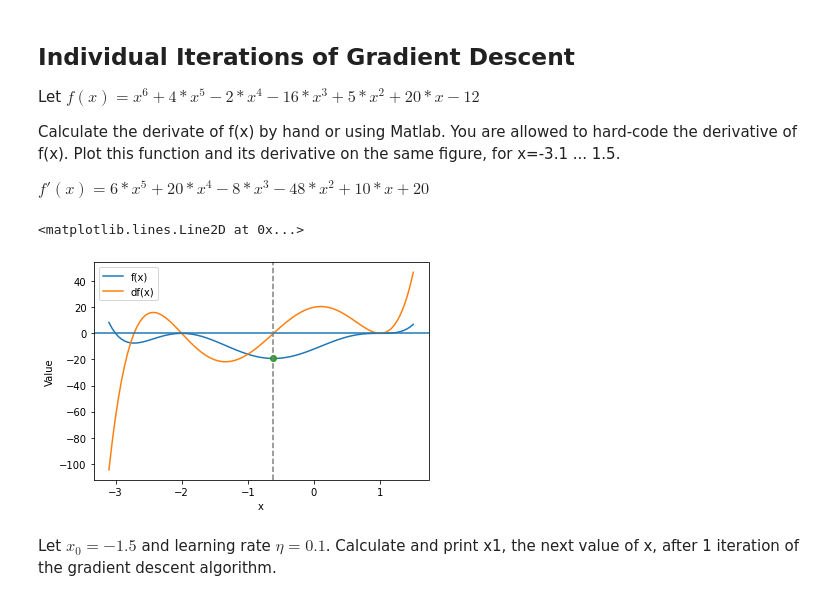
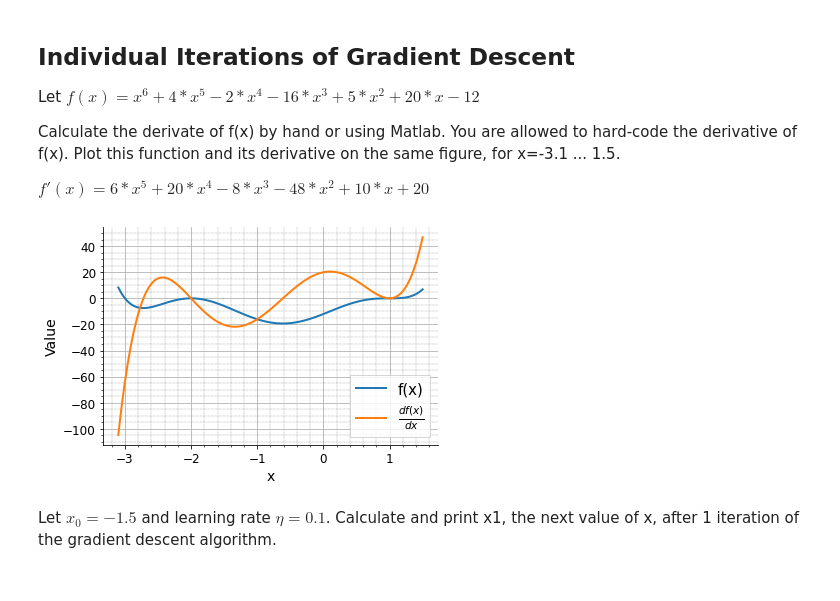
Before and after one commit to Kabilan108/drexel-coursework, a Jupyter notebook: bmes547/5_gdescent/homework/hwgdescent.ipynb, the cells around one changed output. Saved outputs shown, nothing was run; the diff lists cells and outputs as text; code cells hidden in the pictures.

```diff
--- a/bmes547/5_gdescent/homework/hwgdescent.ipynb
+++ b/bmes547/5_gdescent/homework/hwgdescent.ipynb
@@ -19,22 +19,23 @@ $f'(x) = 6*x^5 + 20*x^4 - 8*x^3 - 48*x^2 + 10*x + 20$
 # %%
 # Define the function and its derivative
 f  = lambda x: x**6 + 4*x**5 - 2*x**4 - 16*x**3 + 5*x**2 + 20*x - 12
 df = lambda x: 6*x**5 + 20*x**4 - 8*x**3 - 48*x**2 + 10*x + 20
 
 # Plot the function and its derivative
 x = np.linspace(-3.1, 1.5, 100)
 fig, ax = plt.subplots(figsize=(6, 4))
-ax.plot(x, f(x), label='f(x)')
-ax.plot(x, df(x), label='df(x)')
-ax.axhline(0)
-ax.set_xlabel('x')
-ax.set_ylabel('Value')
-ax.legend()
-ax.plot(-0.613, -19.271, 'o')
-ax.axvline(-0.613, ls='--', color='gray')
+ax.plot(x, f(x), label='f(x)', linewidth=2)
+ax.plot(x, df(x), label='$\\frac{df(x)}{dx}$', linewidth=2)
+ax.set_xlabel('x', fontsize=14)
+ax.set_ylabel('Value', fontsize=14)
+ax.minorticks_on()
+ax.tick_params(axis='both', which='major', labelsize=12)
+ax.grid(True)
+ax.grid(which='minor', linestyle=':', linewidth=0.3, color='black')
+ax.legend(fontsize=15, loc='lower right', fancybox=False)
+ax.spines[['top', 'right']].set_visible(False)
 # %% [output]
-<matplotlib.lines.Line2D at 0x...>
-[figure, old version]
+[figure, new version]
 # %% [markdown]
 Let $x_0=-1.5$ and learning rate $\eta=0.1$. Calculate and print x1, the next
 value of x, after 1 iteration of the gradient descent algorithm.
```
Also changed, not shown: parts of 2 cells of this notebook.
